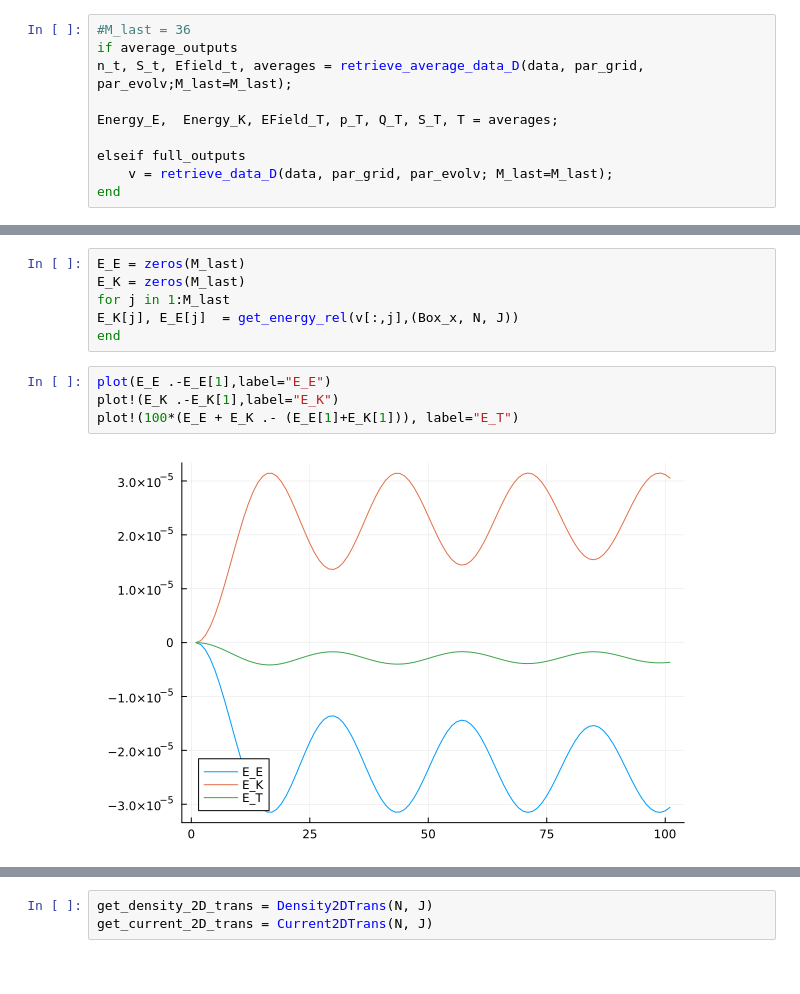
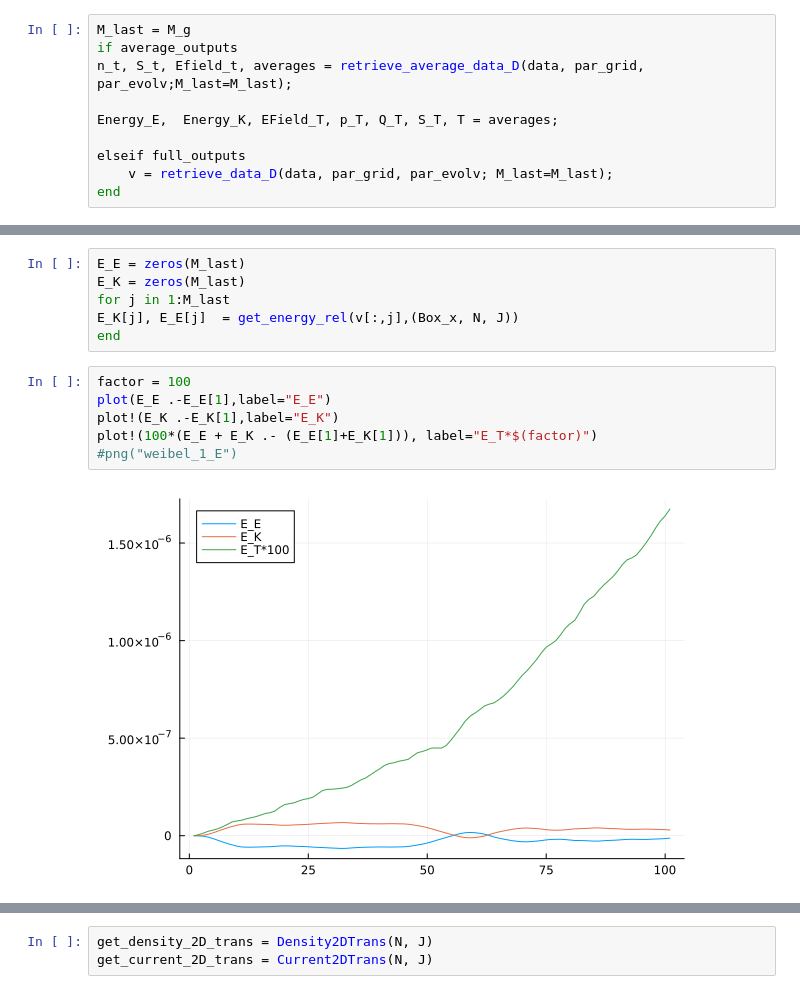
Before and after one commit to reula/PIC-1D, a Jupyter notebook: post_pro_rel_2D.ipynb, the cells around one changed output, grey strips where cells are left out. Drawn from its saved outputs; the diff is of its cells as text.

Commit message:
adding notes for weibel and building post_pro

````diff
--- a/post_pro_rel_2D.ipynb
+++ b/post_pro_rel_2D.ipynb
@@ -114,7 +114,7 @@ n_t, S_t, Efield_t, averages = retrieve_average_data_D(data, par_grid, par_evolv
 Energy_E,  Energy_K, EField_T, p_T, Q_T, S_T, T = averages;
 ```
 # %%
-#M_last = 36
+M_last = M_g
 if average_outputs
 n_t, S_t, Efield_t, averages = retrieve_average_data_D(data, par_grid, par_evolv;M_last=M_last);
 
@@ -166,11 +166,13 @@ for j in 1:M_last
 E_K[j], E_E[j]  = get_energy_rel(v[:,j],(Box_x, N, J))
 end
 # %%
+factor = 100
 plot(E_E .-E_E[1],label="E_E")
 plot!(E_K .-E_K[1],label="E_K")
-plot!(100*(E_E + E_K .- (E_E[1]+E_K[1])), label="E_T")
+plot!(100*(E_E + E_K .- (E_E[1]+E_K[1])), label="E_T*$(factor)")
+#png("weibel_1_E")
 # %% [output]
-[figure, old version]
+[figure, new version]
 # %%
 l = 1
 P = 25
````
Also changed, not shown: parts of 16 cells of this notebook, 1 other file.
